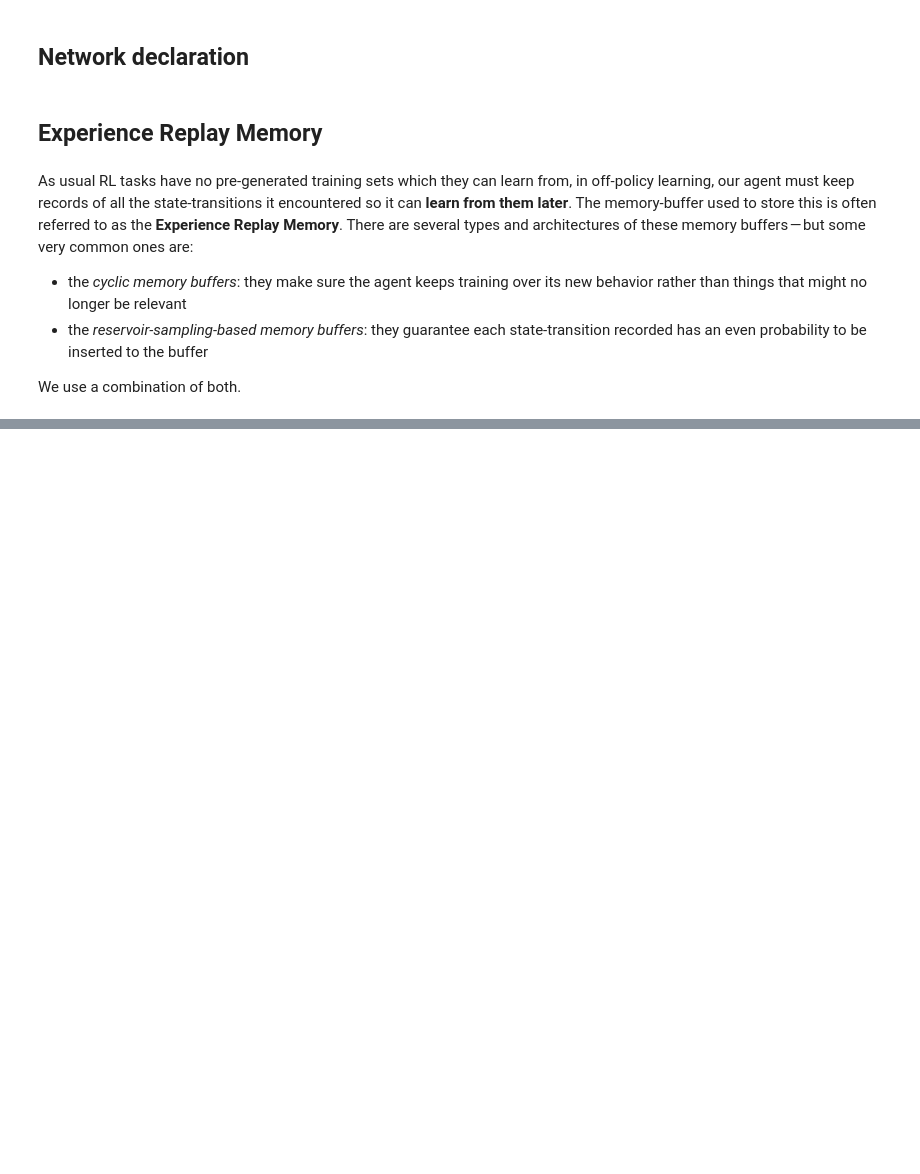
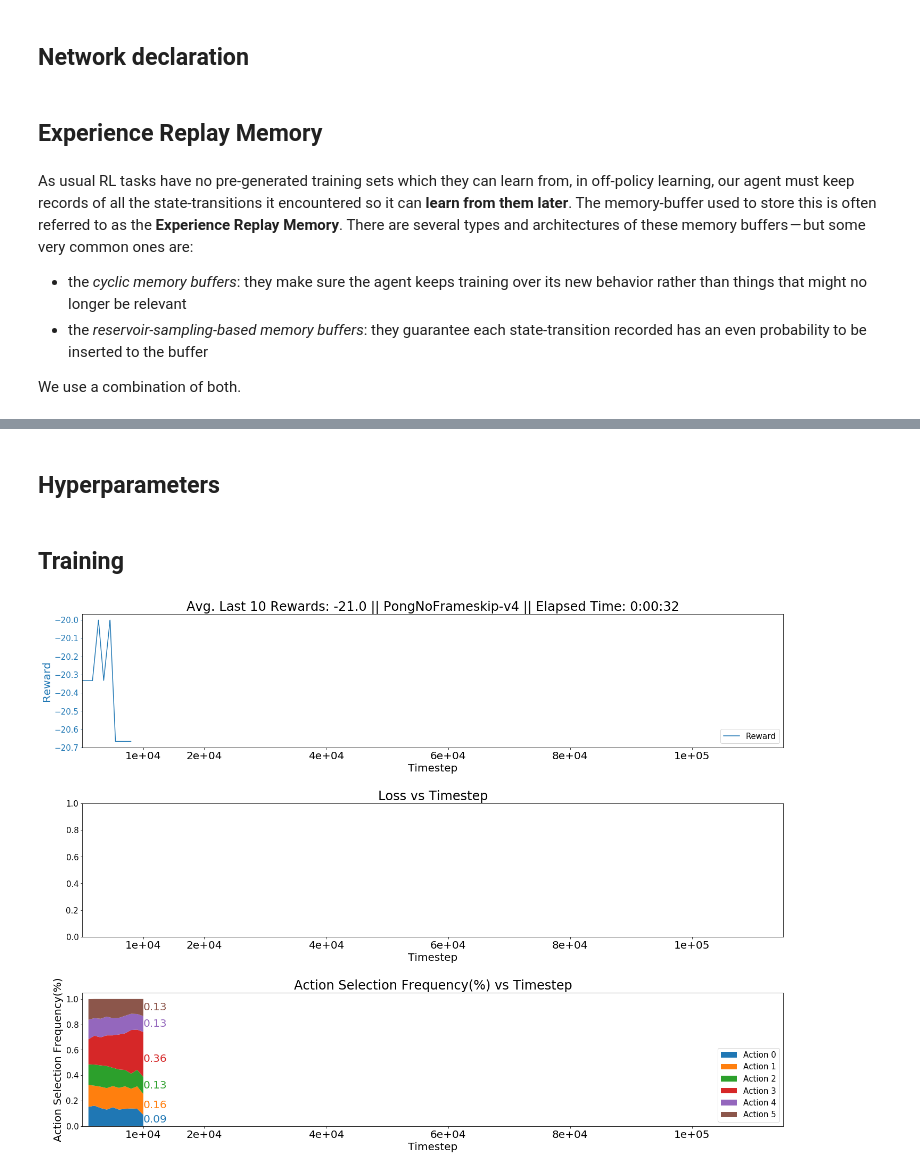
Before and after one commit to yfletberliac/rlss-2019, a Jupyter notebook: labs/02.DQN.ipynb, the cells around one changed output, grey strips where cells are left out. Saved outputs shown, nothing was run; the diff lists cells and outputs as text; code cells hidden in the pictures; blank space fills up the shorter version.

```diff
--- a/labs/02.DQN.ipynb
+++ b/labs/02.DQN.ipynb
@@ -94 +121,20 @@ class ExperienceReplayMemory:
+# %%
+class Agent(object):
+    def __init__(self, config, env, log_dir='/tmp/gym'):
+        self.log_dir = log_dir
+
+        self.rewards = []
+
+        self.action_log_frequency = config.ACTION_SELECTION_COUNT_FREQUENCY
+        self.action_selections = [0 for _ in range(env.action_space.n)]
+
+    def declare_networks(self):
+        self.model = DQN(self.num_feats, self.num_actions)
+        self.target_model = DQN(self.num_feats, self.num_actions)
+
+    def declare_memory(self):
+        self.memory = ExperienceReplayMemory(self.experience_replay_size)
+
+    def append_to_replay(self, s, a, r, s_):
+        self.memory.push((s, a, r, s_))
 # %% [markdown]
@@ -95,0 +327,2 @@ class ExperienceReplayMemory:
+# %% [markdown]
+## Hyperparameters
@@ -95,0 +359,59 @@ class ExperienceReplayMemory:
+# %% [markdown]
+## Training
+# %%
+start=timer()
+
+log_dir = "/tmp/gym/"
+try:
+    os.makedirs(log_dir)
+except OSError:
+    files = glob.glob(os.path.join(log_dir, '*.monitor.csv')) \
+        + glob.glob(os.path.join(log_dir, '*td.csv')) \
+        + glob.glob(os.path.join(log_dir, '*sig_param_mag.csv')) \
+        + glob.glob(os.path.join(log_dir, '*action_log.csv'))
+    for f in files:
+        os.remove(f)
+
+env_id = "PongNoFrameskip-v4"
+env    = make_atari(env_id)
+env    = Monitor(env, os.path.join(log_dir, env_id))
+env    = wrap_deepmind(env, episode_life=True, clip_rewards=True, frame_stack=False, scale=True)
+env    = WrapPyTorch(env)
+model  = Model(env=env, config=config, log_dir=log_dir)
+
+episode_reward = 0
+
+observation = env.reset()
+for frame_idx in range(1, config.MAX_FRAMES + 1):
+    epsilon = config.epsilon_by_frame(frame_idx)
+
+    action = model.get_action(observation, epsilon)
+    model.save_action(action, frame_idx) #log action selection
+
+    prev_observation=observation
+    observation, reward, done, _ = env.step(action)
+    observation = None if done else observation
+
+    model.update(prev_observation, action, reward, observation, frame_idx)
+    episode_reward += reward
+
+    if done:
+        model.finish_nstep()
+        model.reset_hx()
+        observation = env.reset()
+        model.save_reward(episode_reward)
+        episode_reward = 0
+
+    if frame_idx % 10000 == 0:
+        model.save_w()
+        try:
+            clear_output(True)
+            plot_all_data(log_dir, env_id, 'DQN', config.MAX_FRAMES, bin_size=(10, 100, 100, 1), smooth=1, time=timedelta(seconds=int(timer()-start)), ipynb=True)
+        except IOError:
+            pass
+
+model.save_w()
+env.close()
+plot_all_data(log_dir, env_id, 'DQN', config.MAX_FRAMES, bin_size=(10, 100, 100, 1), smooth=1, time=timedelta(seconds=int(timer()-start)), ipynb=True)
+# %% [output]
+[figure, added]
```
Also changed, not shown: parts of 11 cells of this notebook, 8 other files.
